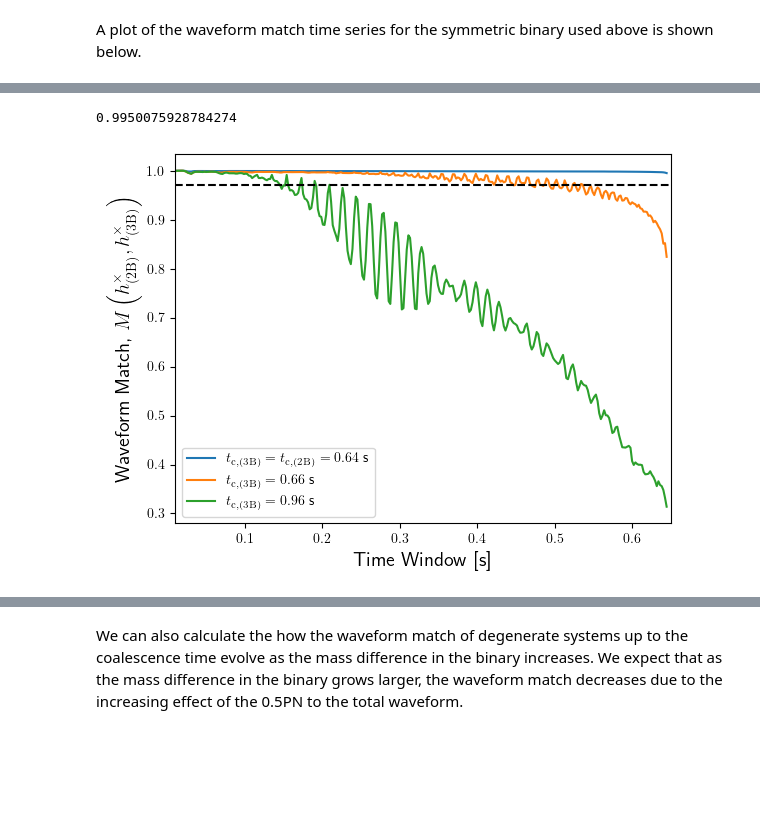
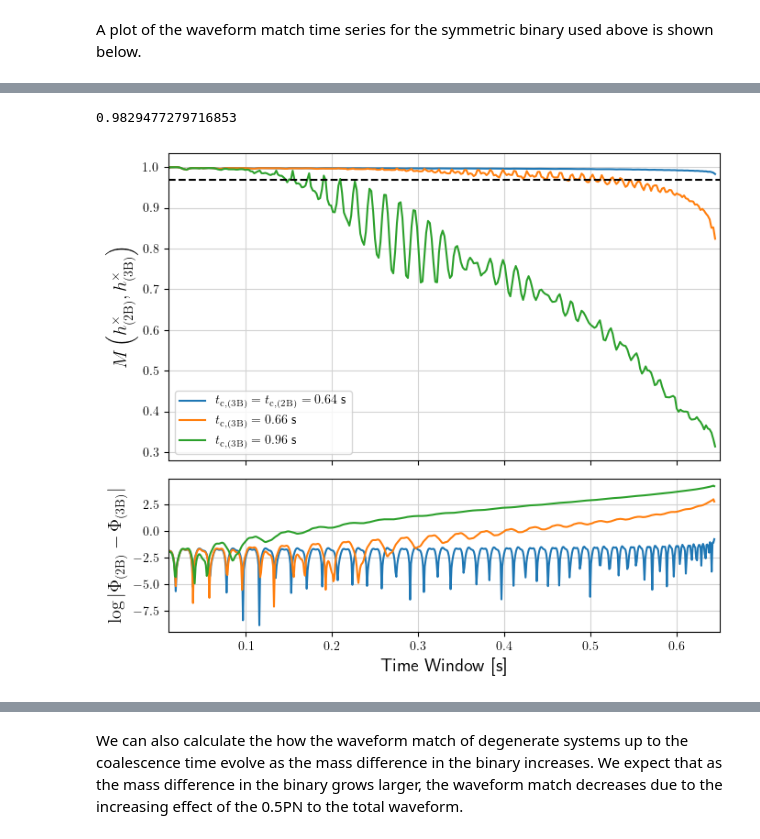
Before and after one commit to CJaimel/BinaryLagrangeDegeneracy, a Jupyter notebook: Part 2 - Simulations with LIGO Data.ipynb, the cells around one changed output, grey strips where cells are left out. Saved outputs shown, nothing was run; the diff lists cells and outputs as text; code cells hidden in the pictures; blank space fills up the shorter version.

```diff
--- a/Part 2 - Simulations with LIGO Data.ipynb
+++ b/Part 2 - Simulations with LIGO Data.ipynb
@@ -383,7 +382,7 @@ temp = temp[np.isclose(temp.imag, 0)]
 temp = temp[temp > 0]
 
 beta_1 = np.real(np.min(temp))
-i_3B = 15
+i_3B = 30
 quad_result = findQuadDegeneracy_plus(*params_2B[:5], M_3B, beta_1, i_3B, atol = 1e-22)
 params_3B_quad3 = [quad_result[0], M_3B*beta_1, M_3B*beta_1, M_3B*(1 - 2*beta_1), quad_result[1], i_3B, quad_result[2]]
 
@@ -456,39 +478,62 @@ plt.show()
 # %%
 binary = waveforms.CircularBinary(*params_2B)
 params_3B_quad = [params_3B_quad3, params_3B_quad2, params_3B_quad1]
 markers = ["o", "d", "^", "X"]
 
 t_window = np.linspace(0.01, binary.t_c, 300)
 
+fig, (a1, a2) = plt.subplots(nrows = 2, ncols = 1, gridspec_kw = {'height_ratios': [2, 1]}, sharex = True, figsize = (7, 6))
+
 for i in range(len(params_3B_quad)):
-    match_timeSeries_cross = np.zeros(len(t_window))
+    match_timeSeries = np.zeros(len(t_window))
 
     for j in range(len(t_window)):
         lagrange = waveforms.CircularLagrangeTriple(*params_3B_quad[i])
 
-        hc_2B_windowed = waveforms.h_combined2B(*params_2B, t_max = t_window[j], delta_t = 1/1000)[1]
-        hc_3B_windowed = waveforms.h_combined3B(*params_3B_quad[i], t_max = t_window[j], delta_t = 1/1000)[1]
-        psd = pycbc.psd.analytical.aLIGOZeroDetHighPower(len(hc_2B_windowed) // 2 + 1, 1.0 / hc_2B_windowed.duration, 0)
+        #get the plus and cross polarizations
+        hp_2B_windowed, hc_2B_windowed = waveforms.h_combined2B(*params_2B, t_max = t_window[j], delta_t = 1/1000)
+        hp_3B_windowed, hc_3B_windowed = waveforms.h_combined3B(*params_3B_quad[i], t_max = t_window[j], delta_t = 1/1000)
 
-        match_timeSeries_cross[j] = pycbc.filter.match(hc_2B_windowed, hc_3B_windowed, psd = psd, low_frequency_cutoff = 0, subsample_interpolation = True)[0]
+        #calculate match
+        psd = pycbc.psd.analytical.aLIGOZeroDetHighPower(len(hc_2B_windowed) // 2 + 1, 1.0 / hp_2B_windowed.duration, 0)
+        match_timeSeries[j] = pycbc.filter.match(hc_2B_windowed, hc_3B_windowed, psd = psd, low_frequency_cutoff = 0, subsample_interpolation = True)[0]
+
+    #calculate phase difference
+    hp_2B, hc_2B = waveforms.h_combined2B(*params_2B, t_max = t_window[-1], delta_t = 1/1000)
+    hp_3B, hc_3B = waveforms.h_combined3B(*params_3B_quad[i], t_max = t_window[-1], delta_t = 1/1000)
+    h_phase_2B = np.unwrap(np.angle(hp_2B + 1j*hc_2B))
+    h_phase_3B = np.unwrap(np.angle(hp_3B + 1j*hc_3B))
+    phaseDiff_timeSeries = np.log(np.abs(h_phase_2B - h_phase_3B))
 
     if i == 0:
-        #print(match_timeSeries_cross)
-        plt.plot(t_window, match_timeSeries_cross, label = r"$t_{{\mathrm{{c,(3B)}}}} = t_{{\mathrm{{c,(2B)}}}} = {:.2f}$ s".format(lagrange.t_c))
-        print(match_timeSeries_cross[-1])
+        #print(match_timeSeries)
+        a1.plot(t_window, match_timeSeries, label = r"$t_{{\mathrm{{c,(3B)}}}} = t_{{\mathrm{{c,(2B)}}}} = {:.2f}$ s".format(lagrange.t_c))
+        a2.plot(hp_2B.sample_times + binary.t_c, phaseDiff_timeSeries, label = r"$t_{{\mathrm{{c,(3B)}}}} = t_{{\mathrm{{c,(2B)}}}} = {:.2f}$ s".format(lagrange.t_c))
+        print(match_timeSeries[-1])
     else:
-        plt.plot(t_window, match_timeSeries_cross, label = r"$t_{{\mathrm{{c,(3B)}}}} = {:.2f}$ s".format(lagrange.t_c))
+        a1.plot(t_window, match_timeSeries, label = r"$t_{{\mathrm{{c,(3B)}}}} = {:.2f}$ s".format(lagrange.t_c))
+        a2.plot(hp_2B.sample_times + binary.t_c, phaseDiff_timeSeries, label = r"$t_{{\mathrm{{c,(3B)}}}} = {:.2f}$ s".format(lagrange.t_c))
 
-plt.legend()
-plt.xlabel("Time Window [s]", fontsize = "x-large")
-plt.ylabel(r"Waveform Match, $M\left(h^{\times}_{\mathrm{(2B)}}, h^{\times}_{\mathrm{(3B)}}\right)$", fontsize = "x-large")
-plt.xlim(0.01, 0.65)
-plt.axhline(0.97, 0, 1, ls = "--", color = "black")
+a1.legend()
+#a1.set_xlabel("Time Window [s]", fontsize = "x-large")
+a1.set_ylabel(r"$M\left(h^{\times}_{\mathrm{(2B)}}, h^{\times}_{\mathrm{(3B)}}\right)$", fontsize = "x-large")
+a1.set_xlim(0.01, 0.65)
+a1.axhline(0.97, 0, 1, ls = "--", color = "black")
+a1.grid(color = "lightgray")
+a1.set_axisbelow(True)
 
-plt.savefig("LaTeX Files/Figures/Tests with LIGO PSD/Match Time Series for MQ Cross Degeneracy.pdf",
-            bbox_inches = "tight")
+#a2.legend()
+a2.set_xlabel("Time Window [s]", fontsize = "x-large")
+a2.set_ylabel(r"$\log | \Phi_{\mathrm{(2B)}} - \Phi_{\mathrm{(3B)}} |$", fontsize = "x-large")
+#a2.set_yscale("log")
+a2.grid(color = "lightgray")
+a2.set_axisbelow(True)
+
+plt.tight_layout()
+
+plt.savefig("LaTeX Files/Figures/Tests with LIGO PSD/Match Time Series for MQ Cross Degeneracy.pdf", bbox_inches = "tight")
 plt.show()
 # %% [output]
-0.9950075928784274
+0.9829477279716853
-[figure, old version]
+[figure, new version]
 # %%
```
Also changed, not shown: parts of 10 cells of this notebook, 8 other files.
